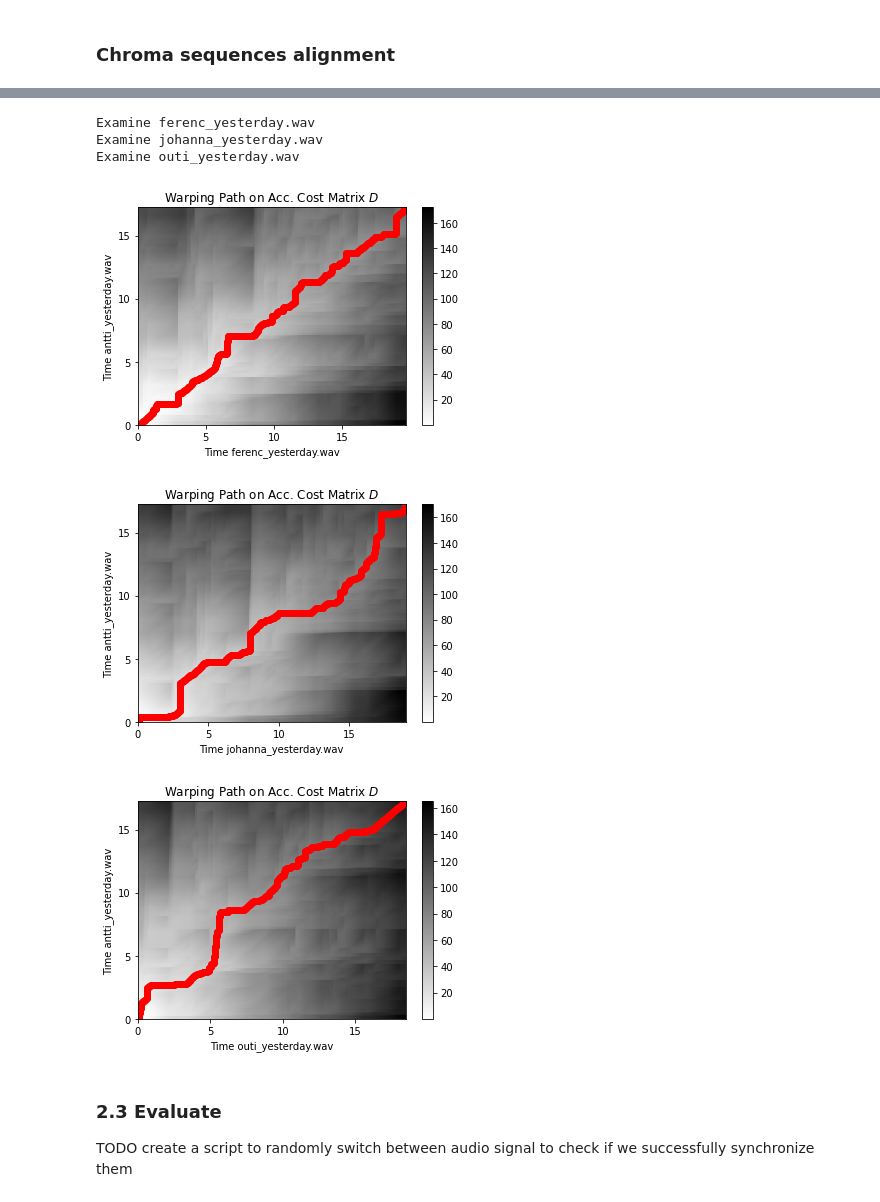
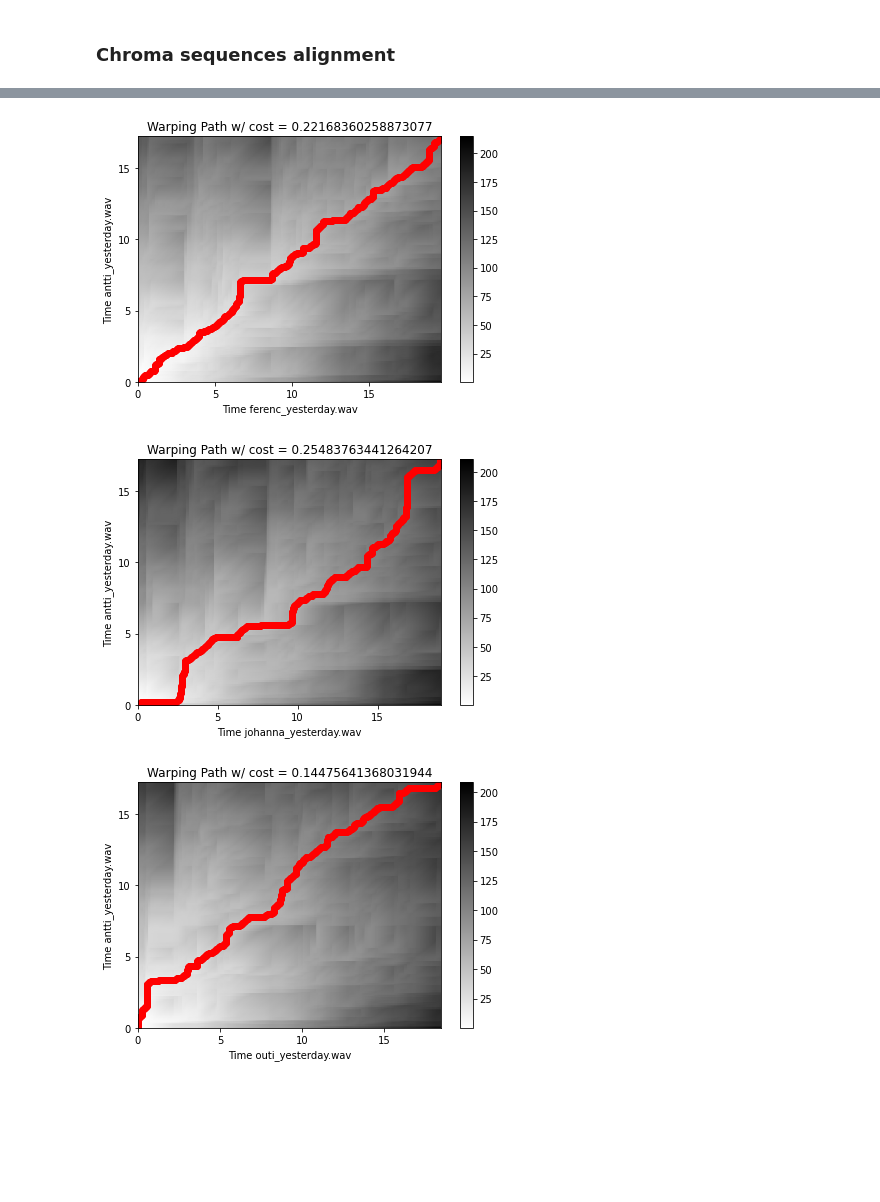
Before and after one commit to chumvan/music_synchronization, a Jupyter notebook: src/project.ipynb, the cells around one changed output, grey strips where cells are left out. Cells and saved outputs as stored; diff of their text form; code cells hidden in the pictures; blank space fills up the shorter version.

```diff
--- a/src/project.ipynb
+++ b/src/project.ipynb
@@ -138,17 +139,17 @@ Examine outi_yesterday.wav
 # %%
-chroma = []
-for a in audio:
-    chroma.append(librosa.feature.chroma_cqt(y=a,
-                                             hop_length=hop_length,
-                                             sr=fs))
-plot_chroma_aligned(chroma,files)
+# N = 4410
+# chroma_stft = []
+# for a in audio:
+#     chroma_stft.append(librosa.feature.chroma_stft(y=a,
+#                                              hop_length=hop_length,
+#                                              tuning=0,
+#                                              sr=fs,
+#                                              norm=2,
+#                                              n_fft=N))
+#
+# D,wp, wp_s, cost = perform_alignment(chroma_stft,metric='cosine')
+# plot_chroma_aligned(D,wp_s, cost,files)
 # %% [output]
-Examine ferenc_yesterday.wav
-Examine johanna_yesterday.wav
-Examine outi_yesterday.wav
-[figure, old version]
+[figure, new version]
-[figure, old version]
+[figure, new version]
-[figure, old version]
+[figure, new version]
-# %% [markdown]
-### 2.3 Evaluate ###
- TODO create a script to randomly switch between audio signal to check if we successfully synchronize them
```
Also changed, not shown: parts of 9 cells of this notebook.
